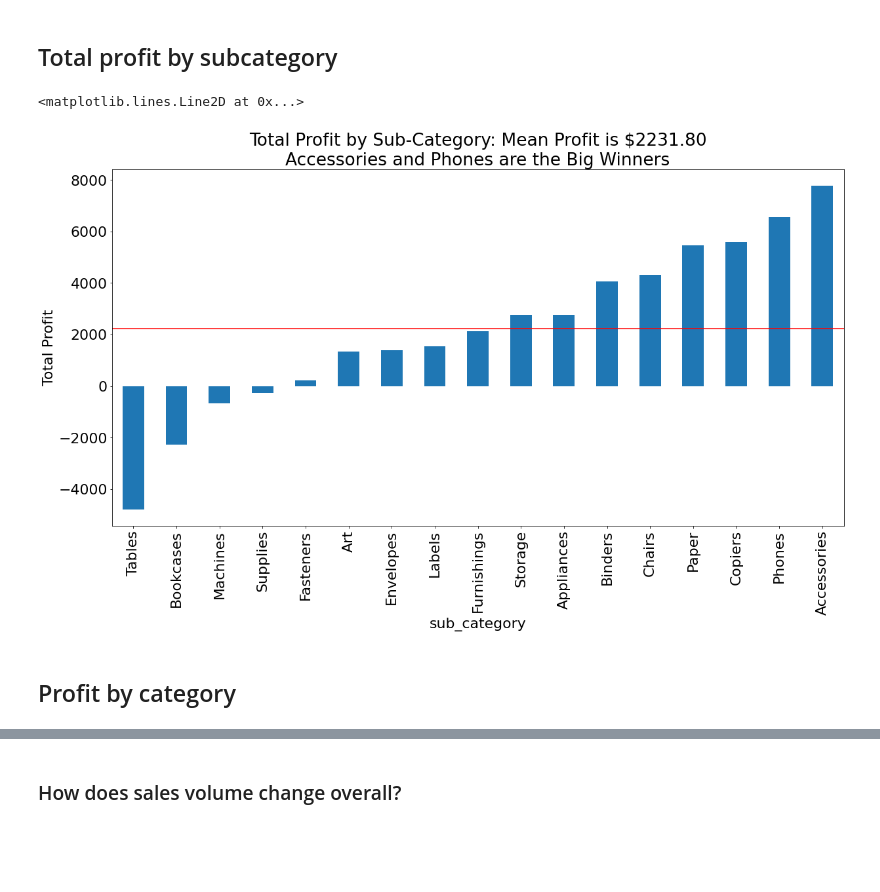
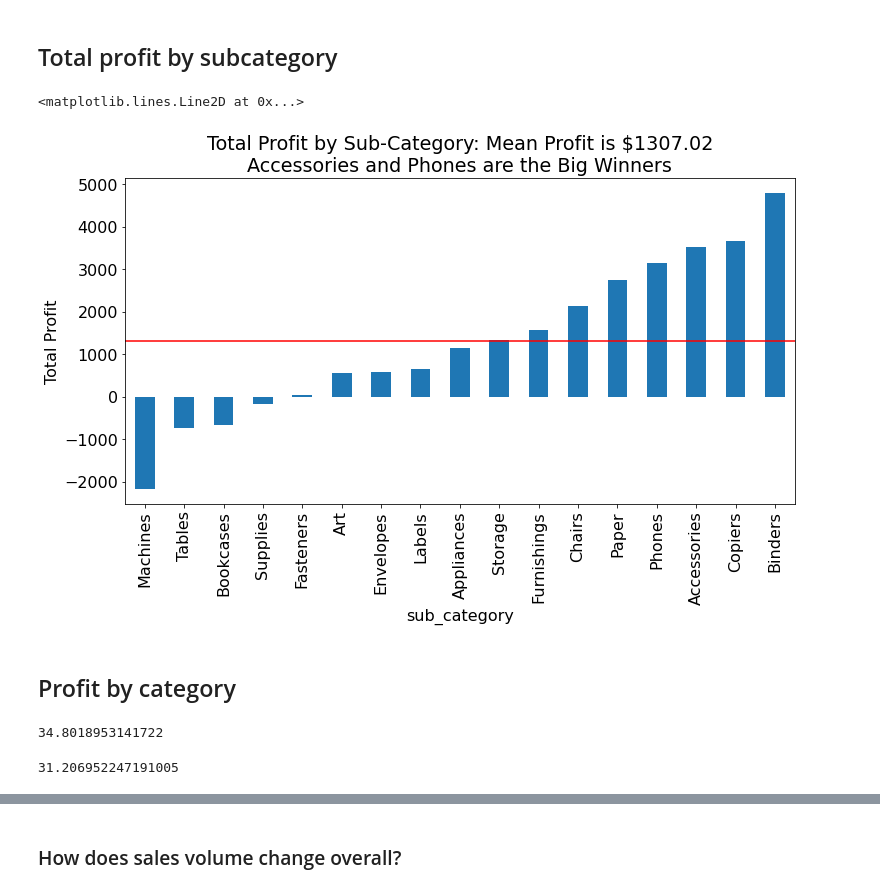
Before and after one commit to superstore-stephen-jesse/superstor-time-series-project, a Jupyter notebook: explore_jesse.ipynb, the cells around one changed output, grey strips where cells are left out. Saved outputs shown, nothing was run; the diff lists cells and outputs as text; code cells hidden in the pictures; blank space fills up the shorter version.

```diff
--- a/explore_jesse.ipynb
+++ b/explore_jesse.ipynb
@@ -11,8 +12,8 @@ import prepare
 # %%
 import scipy.stats as stats
 import matplotlib.pyplot as plt
-plt.rcParams['figure.figsize'] = (20, 10)
-plt.rcParams.update({'font.size': 22})
+plt.rcParams['figure.figsize'] = (12, 6)
+plt.rcParams.update({'font.size': 16})
 # %%
 # df = acquire_stephen.get_superstore_data()
 # %%
@@ -40,14 +41,22 @@ test = df.loc['2017']
 # %% [markdown]
 ## Total profit by subcategory
 # %%
-mean_profit = df.groupby("sub_category").profit.sum().mean()
-df.groupby("sub_category").profit.sum().sort_values().plot.bar()
+mean_profit = train.groupby("sub_category").profit.sum().mean()
+train.groupby("sub_category").profit.sum().sort_values().plot.bar()
 plt.title(f'Total Profit by Sub-Category: Mean Profit is ${mean_profit:.2f}\nAccessories and Phones are the Big Winners')
 plt.ylabel('Total Profit')
 plt.axhline(mean_profit, color='r')
 # %% [output]
 <matplotlib.lines.Line2D at 0x...>
-[figure, old version]
+[figure, new version]
 # %% [markdown]
 ## Profit by category
+# %%
+train.groupby("category").profit.mean().mean()
+# %% [output]
+34.8018953141722
+# %%
+train.profit.mean()
+# %% [output]
+31.206952247191005
 # %%
```
Also changed, not shown: parts of 41 cells of this notebook.
